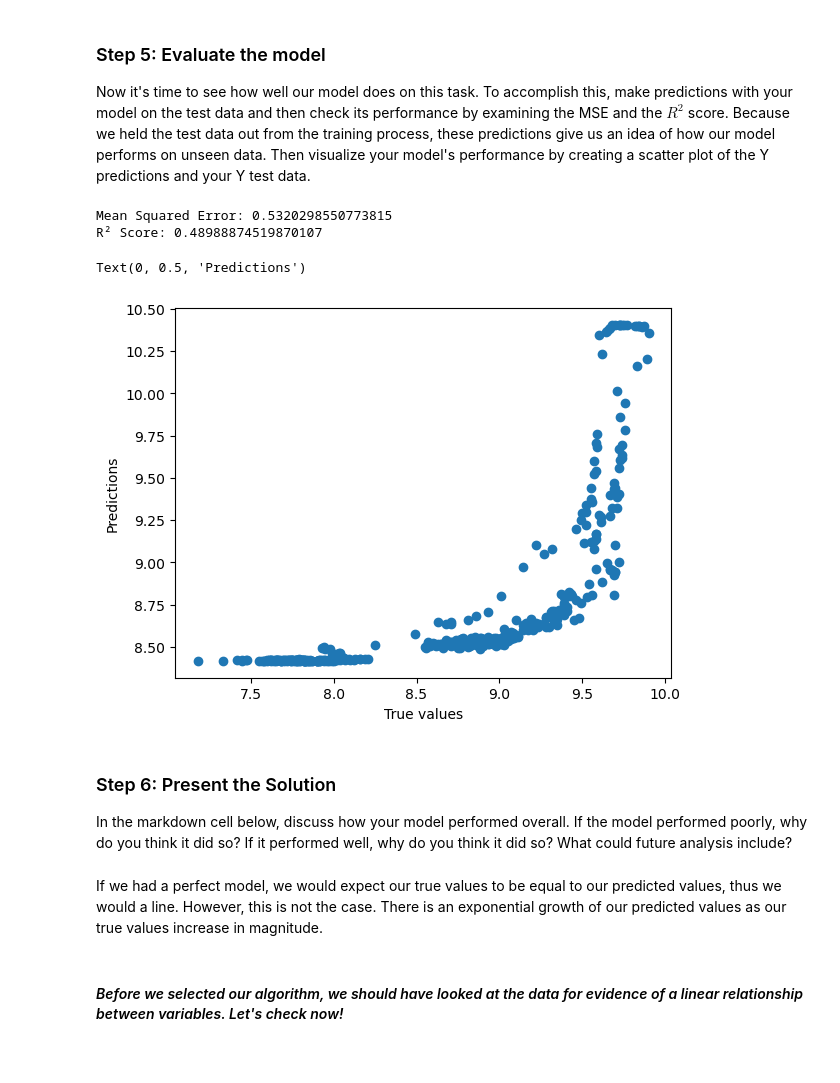
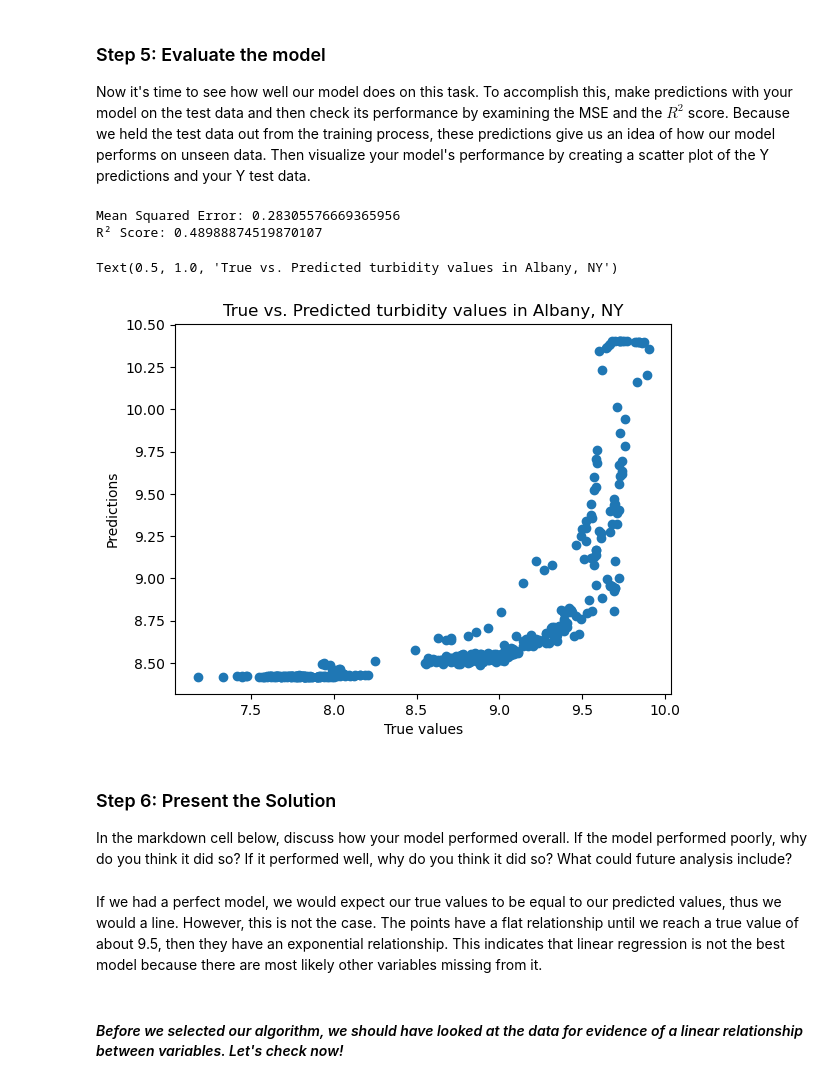
Before and after one commit to tommats00/EDS232-labs, a Jupyter notebook: Week1/Lab1-hurricane.ipynb, the cells around one changed output. Saved outputs shown, nothing was run; the diff lists cells and outputs as text; code cells hidden in the pictures; blank space fills up the shorter version.

Commit message:
done with running the models, need to finalize before submission

```diff
--- a/Week1/Lab1-hurricane.ipynb
+++ b/Week1/Lab1-hurricane.ipynb
@@ -173,29 +173,31 @@ Now it's time to see how well our model does on this task.  To accomplish this,
 # %%
 # Make predictions
 Y_pred = model.predict(X_test)
 
 # Calculate evaluation metrics using scikit-learn's mean_squared_error and r2_score
-mse = np.sqrt(mean_squared_error(Y_test, Y_pred))
+mse = mean_squared_error(Y_test, Y_pred)
 r2 = r2_score(Y_test, Y_pred)
 
 print(f"Mean Squared Error: {mse}")
 print(f"R² Score: {r2}")
 
 # Visualize predictions vs. actual values
 
 plt.scatter(Y_test, Y_pred)
+
 plt.xlabel('True values')
 plt.ylabel('Predictions')
+plt.title('True vs. Predicted turbidity values in Albany, NY')
 # %% [output]
-Mean Squared Error: 0.5320298550773815
+Mean Squared Error: 0.28305576669365956
 R² Score: 0.48988874519870107
-Text(0, 0.5, 'Predictions')
+Text(0.5, 1.0, 'True vs. Predicted turbidity values in Albany, NY')
-[figure, old version]
+[figure, new version]
 # %% [markdown]
 ### Step 6:  Present the Solution
 In the markdown cell below, discuss how your model performed overall. If the model performed poorly, why do you think it did so? If it performed well, why do you think it did so? What could future analysis include?
 # %% [markdown]
-If we had a perfect model, we would expect our true values to be equal to our predicted values, thus we would a line. However, this is not the case. There is an exponential growth of our predicted values as our true values increase in magnitude.
+If we had a perfect model, we would expect our true values to be equal to our predicted values, thus we would a line. However, this is not the case. The points have a flat relationship until we reach a true value of about 9.5, then they have an exponential relationship. This indicates that linear regression is not the best model because there are most likely other variables missing from it.
 # %% [markdown]
 #### *Before we selected our algorithm, we should have looked at the data for evidence of a linear relationship between variables. Let's check now!*
 # %%
```
Also changed, not shown: parts of 6 cells of this notebook.
